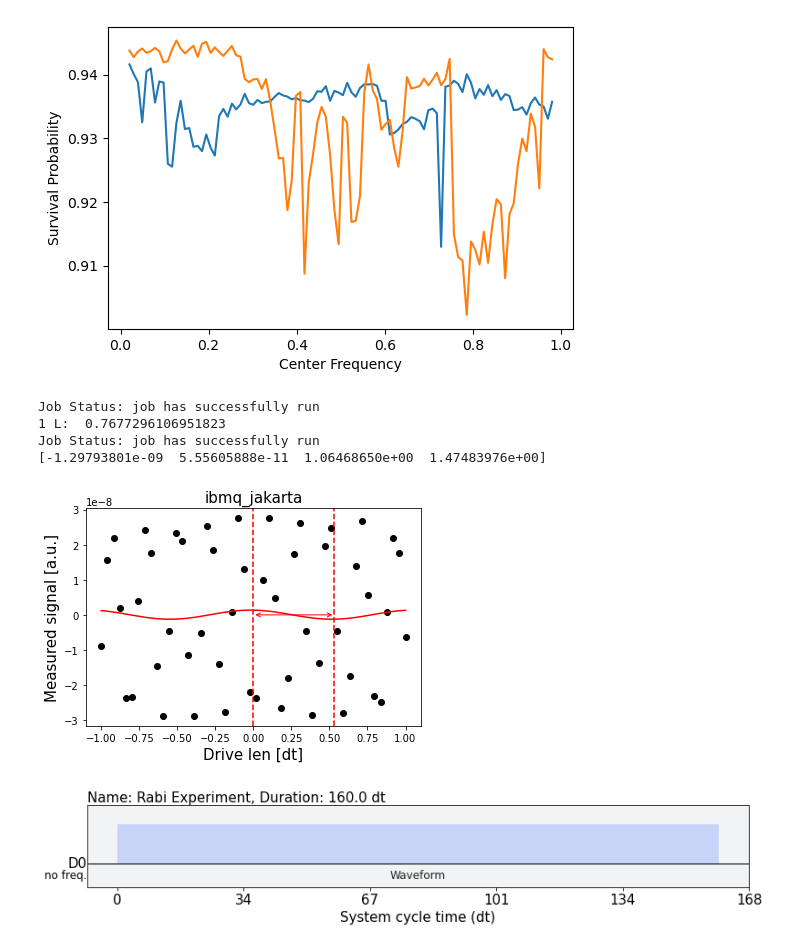
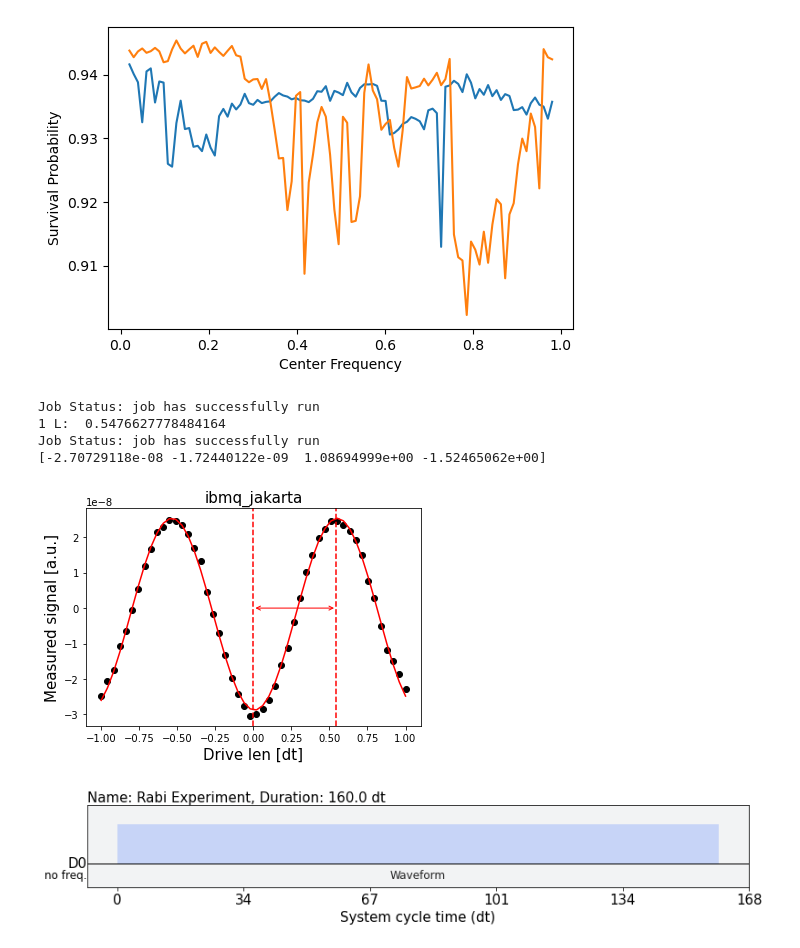
Before and after one commit to Fan-0/AQI2022, a Jupyter notebook: Summer 2022/June 19 Update-Copy1.ipynb, the cells around one changed output. Cells and saved outputs as stored; diff of their text form; code cells hidden in the pictures.

```diff
--- a/Summer 2022/June 19 Update-Copy1.ipynb
+++ b/Summer 2022/June 19 Update-Copy1.ipynb
@@ -49,7 +49,7 @@ def loadData(inp):
     dbfile.close()
     return temp
 
-data=loadData('FGRAFS_controls_N64.p')
+data=loadData('FGRAFS_controls/FGRAFS-controls_N-160_zero-endpoints-True.p')
 temp = []
 for i in data:
     for j in range(int(4)):
@@ -315,14 +315,13 @@ with open('Xgate.p', 'wb') as handle:
 with open('Filter.p', 'wb') as handle:
     pickle.dump(all_p_2, handle, protocol=pickle.HIGHEST_PROTOCOL)
 # %%
-signal_data= [1 for x in range(160)]
-signal2 =  Su22.Custom_Fgp('high_freq',signal_data,backend)
+signal_3 =  Su22.Custom_Fgp('high_freq',data,backend)
 # %% [output]
 Job Status: job has successfully run
-1 L:  0.7677296106951823
+1 L:  0.5476627778484164
 Job Status: job has successfully run
-[-1.29793801e-09  5.55605888e-11  1.06468650e+00  1.47483976e+00]
+[-2.70729118e-08 -1.72440122e-09  1.08694999e+00 -1.52465062e+00]
-[figure, old version]
+[figure, new version]
 # %%
 signal2.Create_Pulse().draw()
 # %% [output]
```
Also changed, not shown: parts of 4 cells of this notebook, 1 other file.
